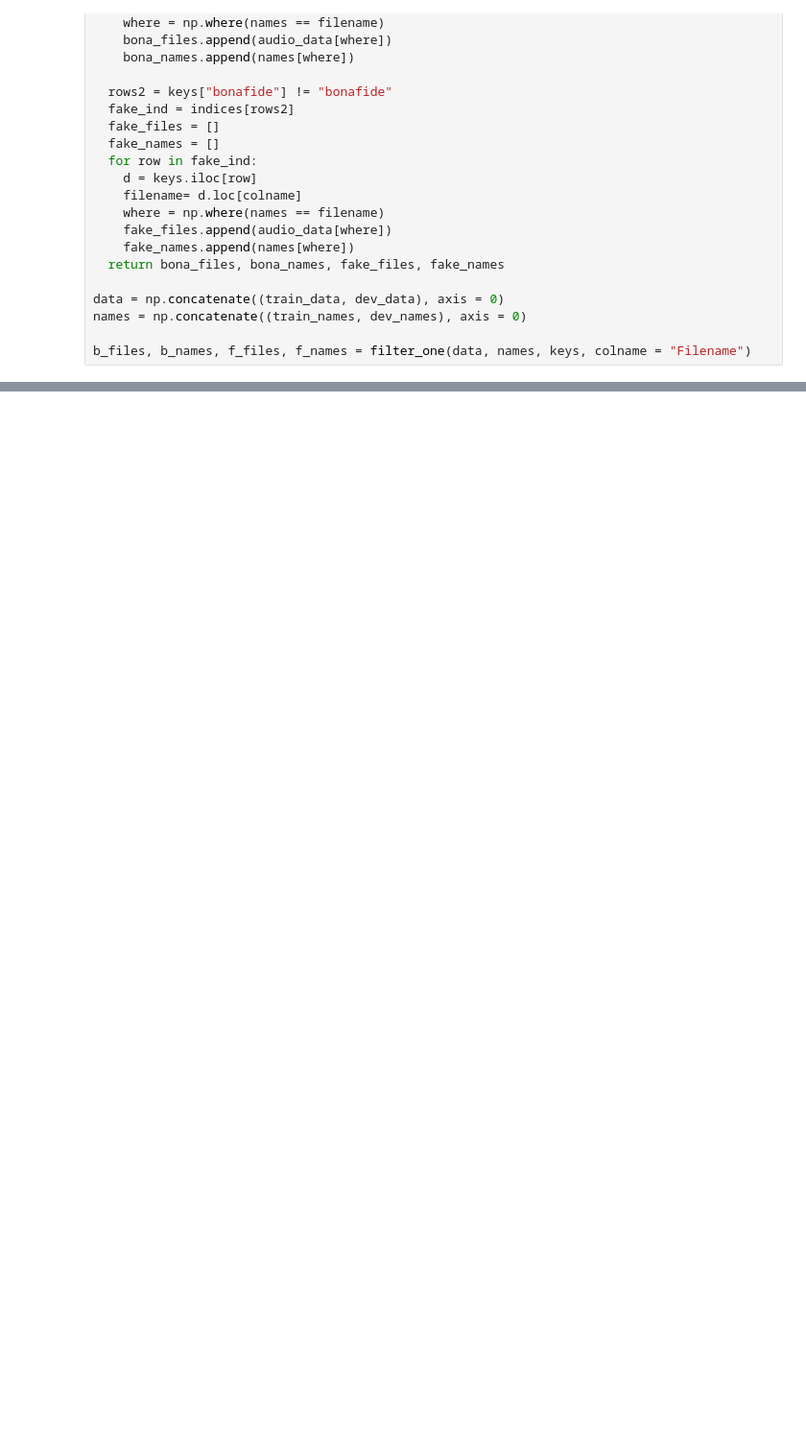
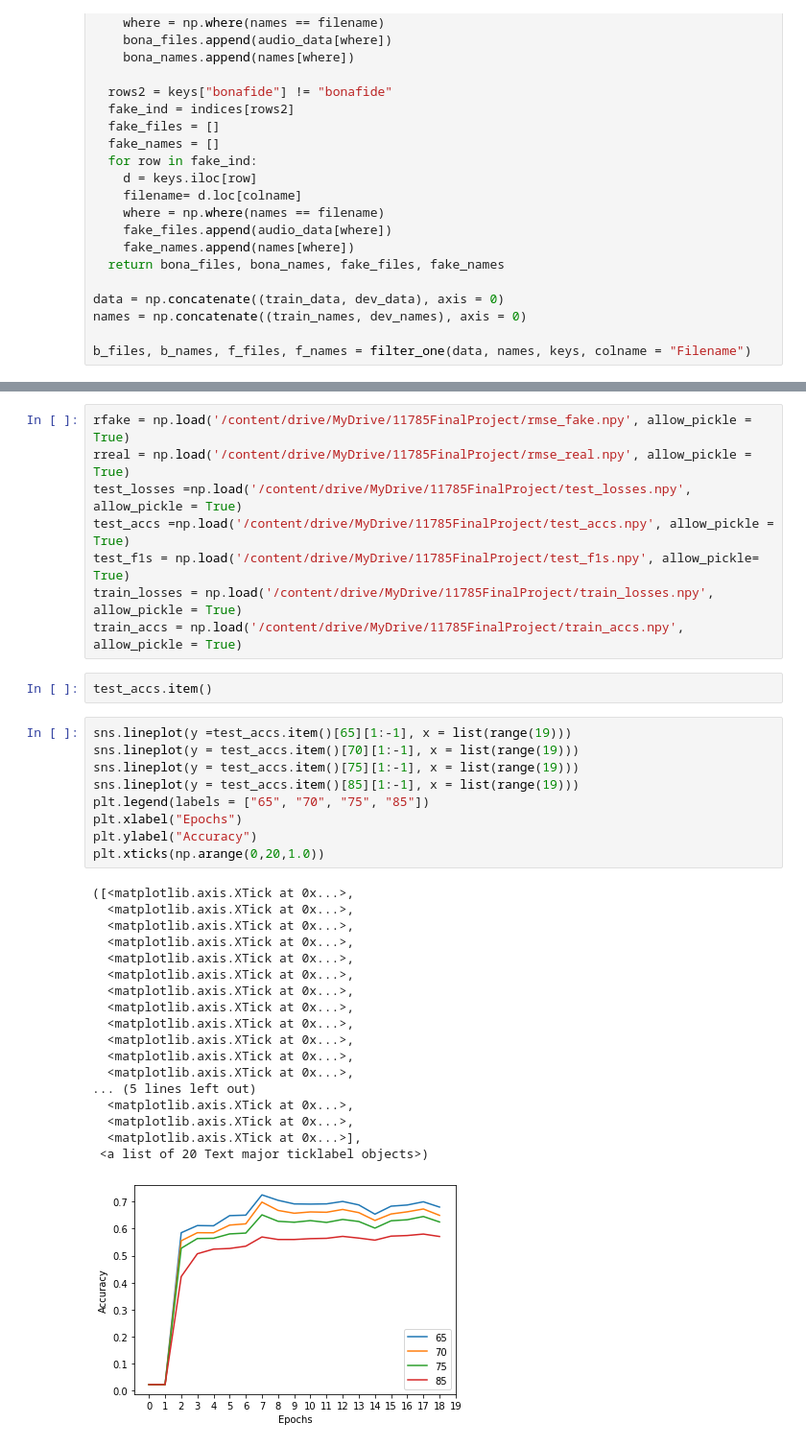
Before and after one commit to junycha97/idl-11785, a Jupyter notebook: 11785FP.ipynb, the cells around one changed output, grey strips where cells are left out. Shown at 96% size. Drawn from its saved outputs; the diff is of its cells as text; blank space fills up the shorter version.

```diff
--- a/11785FP.ipynb
+++ b/11785FP.ipynb
@@ -668 +669,39 @@ Epoch [6/20] loss: 0.11310 val_loss: 0.08055 gender0 mse: 0.18057 gender1mse: 0.
 ... (29 outputs left out)
+# %%
+rfake = np.load('/content/drive/MyDrive/11785FinalProject/rmse_fake.npy', allow_pickle = True)
+rreal = np.load('/content/drive/MyDrive/11785FinalProject/rmse_real.npy', allow_pickle = True)
+test_losses =np.load('/content/drive/MyDrive/11785FinalProject/test_losses.npy', allow_pickle = True)
+test_accs =np.load('/content/drive/MyDrive/11785FinalProject/test_accs.npy', allow_pickle = True)
+test_f1s = np.load('/content/drive/MyDrive/11785FinalProject/test_f1s.npy', allow_pickle= True)
+train_losses = np.load('/content/drive/MyDrive/11785FinalProject/train_losses.npy', allow_pickle = True)
+train_accs = np.load('/content/drive/MyDrive/11785FinalProject/train_accs.npy', allow_pickle = True)
+# %%
+test_accs.item()
+# %%
+sns.lineplot(y =test_accs.item()[65][1:-1], x = list(range(19)))
+sns.lineplot(y = test_accs.item()[70][1:-1], x = list(range(19)))
+sns.lineplot(y = test_accs.item()[75][1:-1], x = list(range(19)))
+sns.lineplot(y = test_accs.item()[85][1:-1], x = list(range(19)))
+plt.legend(labels = ["65", "70", "75", "85"])
+plt.xlabel("Epochs")
+plt.ylabel("Accuracy")
+plt.xticks(np.arange(0,20,1.0))
+# %% [output]
+([<matplotlib.axis.XTick at 0x...>,
+  <matplotlib.axis.XTick at 0x...>,
+  <matplotlib.axis.XTick at 0x...>,
+  <matplotlib.axis.XTick at 0x...>,
+  <matplotlib.axis.XTick at 0x...>,
+  <matplotlib.axis.XTick at 0x...>,
+  <matplotlib.axis.XTick at 0x...>,
+  <matplotlib.axis.XTick at 0x...>,
+  <matplotlib.axis.XTick at 0x...>,
+  <matplotlib.axis.XTick at 0x...>,
+  <matplotlib.axis.XTick at 0x...>,
+  <matplotlib.axis.XTick at 0x...>,
+... (5 lines left out)
+  <matplotlib.axis.XTick at 0x...>,
+  <matplotlib.axis.XTick at 0x...>,
+  <matplotlib.axis.XTick at 0x...>],
+ <a list of 20 Text major ticklabel objects>)
+[figure, added]
```
Also changed, not shown: parts of 25 cells of this notebook.
